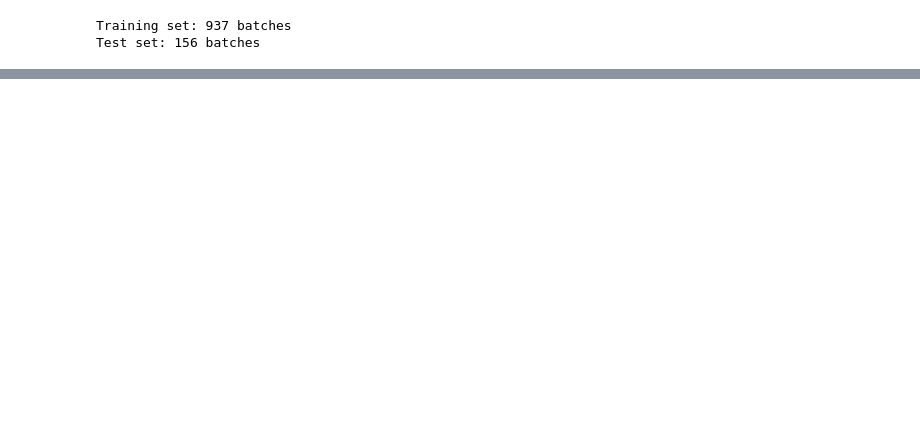
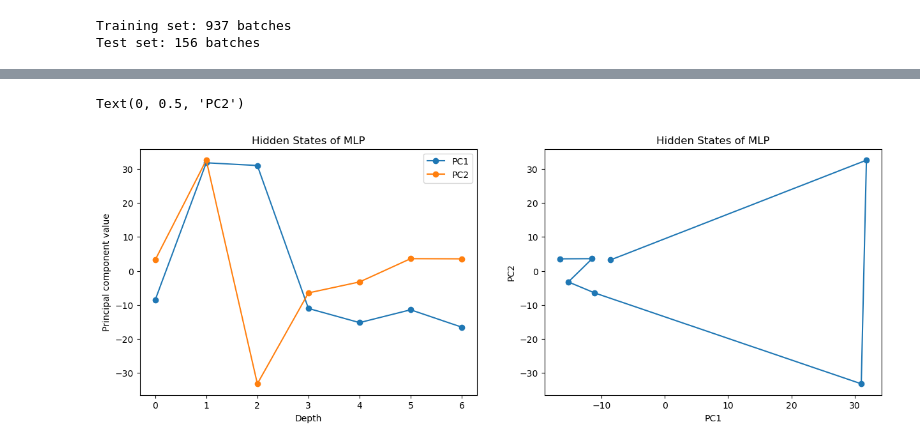
Before and after one commit to l-ehrlich/liquid-from-scratch, a Jupyter notebook: neural-ode-mnist.ipynb, the cells around one changed output, grey strips where cells are left out. Cells and saved outputs as stored; diff of their text form; code cells hidden in the pictures; blank space fills up the shorter version.

```diff
--- a/neural-ode-mnist.ipynb
+++ b/neural-ode-mnist.ipynb
@@ -358,0 +370,37 @@ plt.show()
+# %%
+hidden_states_mlp = []
+x = sample[0][0].view(-1)
+for layer_mlp in mlp_model.net:
+    x = layer_mlp(x)
+    if isinstance(layer_mlp, nn.Linear):
+        hidden_states_mlp.append(x)
+
+hidden_states_mlp = hidden_states_mlp[:-1]
+longest_hidden_state_mlp = max(hidden_states_mlp, key=len)
+hidden_states_mlp_padded = [F.pad(h, (0, len(longest_hidden_state_mlp) - len(h))).unsqueeze(dim=0) for h in hidden_states_mlp]
+
+hidden_states_mlp_tensor = torch.concatenate(hidden_states_mlp_padded, dim=0).detach().numpy()
+# %%
+from sklearn.decomposition import PCA
+
+pca = PCA(n_components=2)
+hidden_states_mlp_pca = pca.fit_transform(hidden_states_mlp_tensor)
+# %%
+plt.figure(figsize=(15, 5))
+
+plt.subplot(1, 2, 1)
+plt.plot(hidden_states_mlp_pca[:, 0], marker='o')
+plt.plot(hidden_states_mlp_pca[:, 1], marker='o')
+plt.title("Hidden States of MLP")
+plt.xlabel("Depth")
+plt.ylabel("Principal component value")
+plt.legend(["PC1", "PC2"])
+
+plt.subplot(1, 2, 2)
+plt.plot(hidden_states_mlp_pca[:, 0], hidden_states_mlp_pca[:, 1], marker='o')
+plt.title("Hidden States of MLP")
+plt.xlabel("PC1")
+plt.ylabel("PC2")
+# %% [output]
+Text(0, 0.5, 'PC2')
+[figure, added]
```
Also changed, not shown: parts of 27 cells of this notebook, 1 other file.
